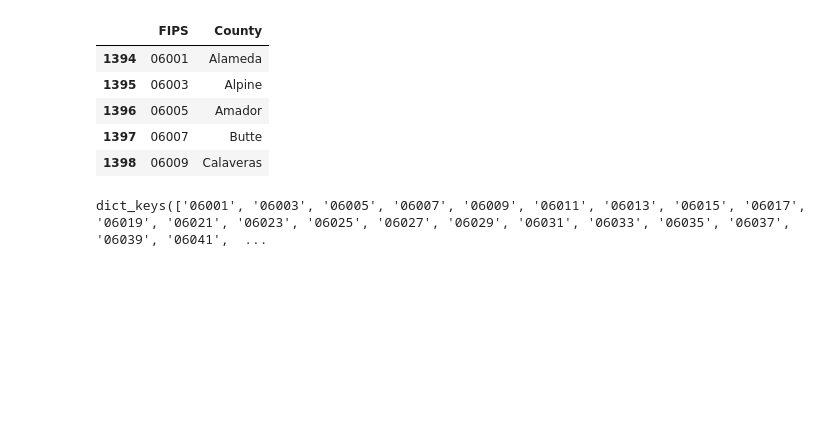
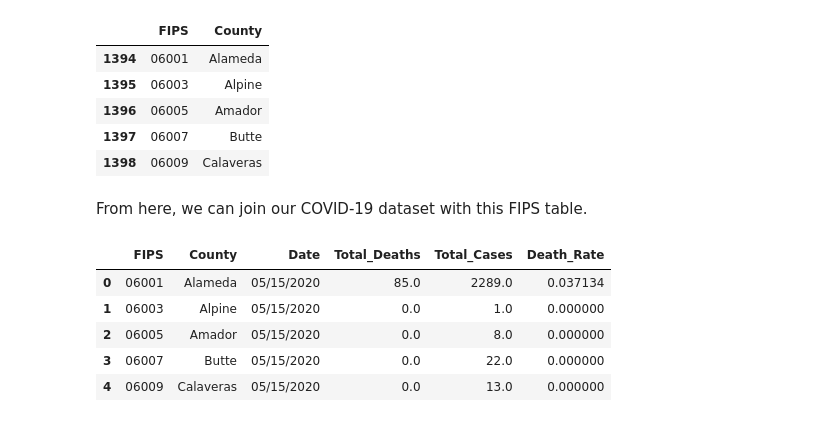
Before and after one commit to jrtran/DS_Blog_COVID, a Jupyter notebook: DS_Blog_COVID_Notebook.ipynb, the cells around one changed output. Saved outputs shown, nothing was run; the diff lists cells and outputs as text; code cells hidden in the pictures; blank space fills up the shorter version.

```diff
--- a/DS_Blog_COVID_Notebook.ipynb
+++ b/DS_Blog_COVID_Notebook.ipynb
@@ -257,8 +246,15 @@ fips_ca.head()
 | 1396 | 06005 | Amador |
 | 1397 | 06007 | Butte |
 | 1398 | 06009 | Calaveras |
-# %%
-fips_dict = fips_ca.loc[:, ['FIPS', 'County']].set_index('FIPS').T.to_dict(orient = 'records')[0]
-fips_dict.keys()
-# %% [output]
-dict_keys(['06001', '06003', '06005', '06007', '06009', '06011', '06013', '06015', '06017', '06019', '06021', '06023', '06025', '06027', '06029', '06031', '06033', '06035', '06037', '06039', '06041',  ...
+# %% [markdown]
+From here, we can join our COVID-19 dataset with this FIPS table.
+# %%
+fips_covid = fips_ca.merge(covid_totals, on = 'County')
+fips_covid.head()
+# %% [output]
+|  | FIPS | County | Date | Total_Deaths | Total_Cases | Death_Rate |
+| 0 | 06001 | Alameda | 05/15/2020 | 85.0 | 2289.0 | 0.037134 |
+| 1 | 06003 | Alpine | 05/15/2020 | 0.0 | 1.0 | 0.000000 |
+| 2 | 06005 | Amador | 05/15/2020 | 0.0 | 8.0 | 0.000000 |
+| 3 | 06007 | Butte | 05/15/2020 | 0.0 | 22.0 | 0.000000 |
+| 4 | 06009 | Calaveras | 05/15/2020 | 0.0 | 13.0 | 0.000000 |
```
Also changed, not shown: parts of 12 cells of this notebook.
